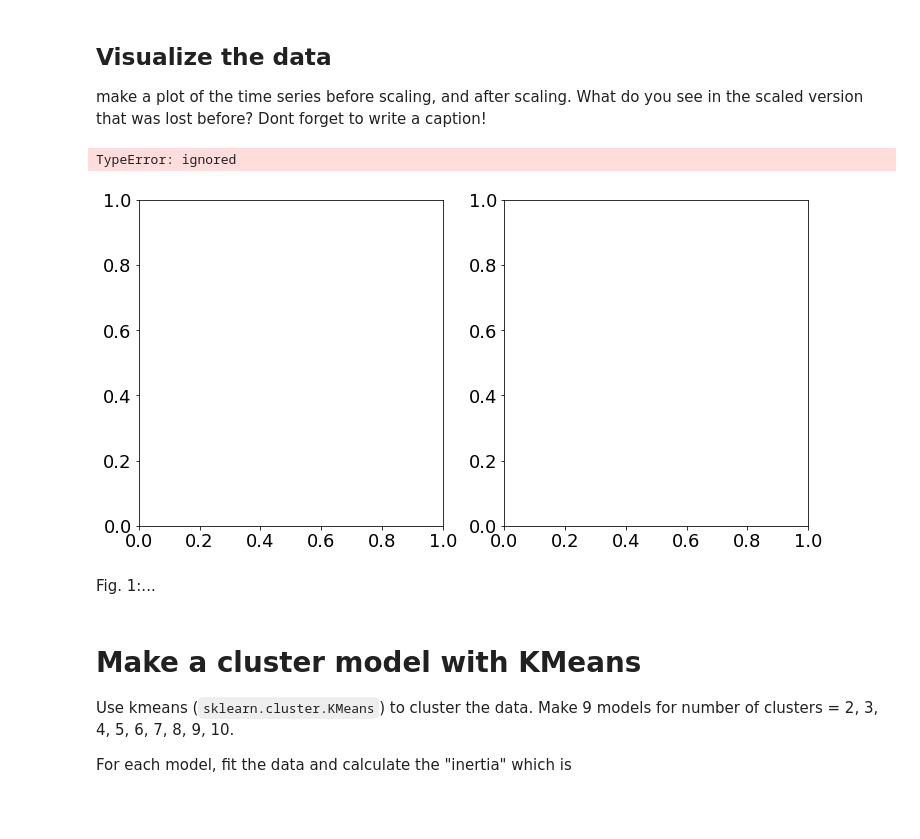
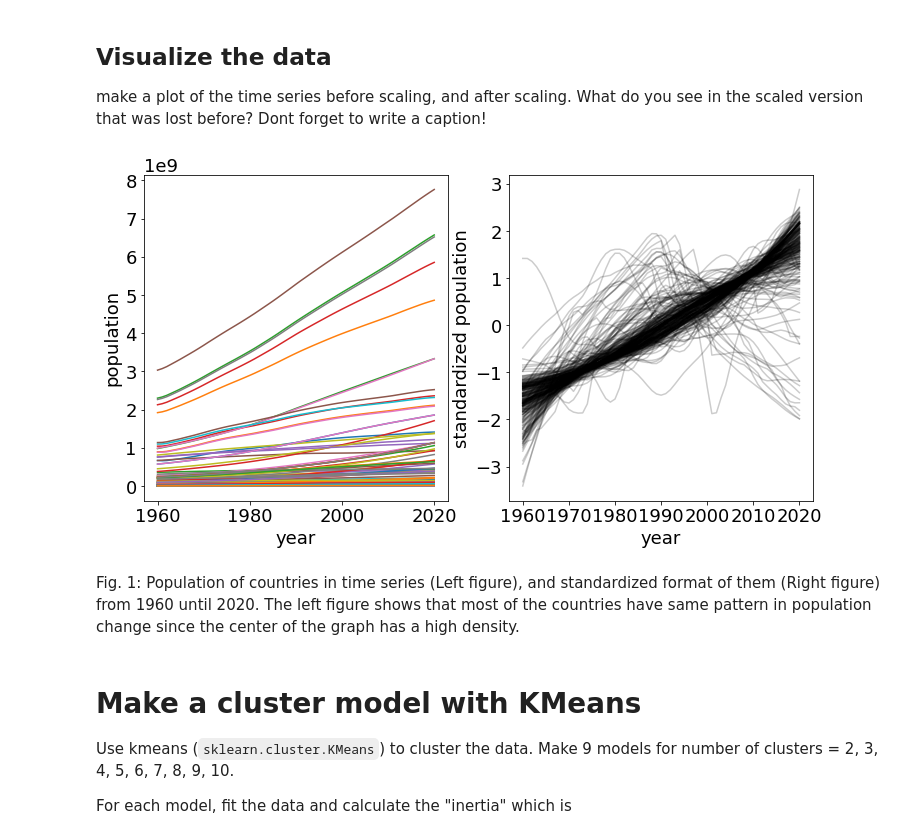
Before and after one commit to amir1913/PUS2022_AMeydani, a Jupyter notebook: HW5/Copy_of_HW5_timeSeriesClustering_instructions.ipynb, the cells around one changed output. Cells and saved outputs as stored; diff of their text form; code cells hidden in the pictures; blank space fills up the shorter version.

```diff
--- a/HW5/Copy_of_HW5_timeSeriesClustering_instructions.ipynb
+++ b/HW5/Copy_of_HW5_timeSeriesClustering_instructions.ipynb
@@ -65,7 +65,7 @@ remove NaNs, remove any unwanted columns
 
 # I recommend you drop any column that is all NoN and any row that has any NaN
 # you control this (dropping only if all are, vs dropping if any is) with the keyord "any" of .dropna()
-pop_df_clean = pop_df.dropna(how='any')
+pop_df_clean = pop_df.dropna(how='any').dropna(axis='columns', how='all')
 # %%
 # looking a little at the data
 pop_df_clean.shape
@@ -83,4 +83,8 @@ pop_df_clean.head()
 | 5 | Afghanistan | AFG | Population, total | SP.POP.TOTL | 8996967.0 | 9169406.0 | 9351442.0 | ... |
 | 6 | Africa Western and Central | AFW | Population, total | SP.POP.TOTL | 96396419.0 | 98407221.0 | 100506960.0 | ... |
 5 rows × 65 columns
+# %%
+new_header = pop_df_clean.iloc[0] #grab the first row for the header
+pop_df_clean = pop_df_clean[1:] #take the data less the header row
+pop_df_clean.columns = new_header #set the header row as the df header
 # %%
@@ -95,0 +110,4 @@ pop_df_clean.tail()
+# %%
+pop_df_clean.drop(pop_df_clean.columns[[1, 2, 3]], axis=1, inplace=True)
+pop_df_clean.set_index("Country Name", inplace=True)
+pop_df_clean
@@ -124,9 +138,12 @@ input_cols
 # %%
-input_df = pop_df_clean[input_cols].copy()
+#pop_stand = pop_df_clean[input_cols].copy()
+#pop_stand[input_cols]
 
-input_df[input_cols]
+pop_stand = pd.DataFrame(preprocessing.scale(pop_df_clean, axis=1))
+np.mean(pop_stand.iloc[0,:])
+np.std(pop_stand.iloc[0,:])
 
-from sklearn.preprocessing import StandardScaler
-sc= StandardScaler()
-input_df= pd.DataFrame(sc.fit_transform(input_df),columns=input_cols)
+#from sklearn.preprocessing import StandardScaler
+#sc= StandardScaler()
+#pop_stand = pd.DataFrame(sc.fit_transform(pop_df_clean))
 # %% [output]
@@ -160,20 +155,19 @@ make a plot of the time series before scaling, and after scaling. What do you se
 # %%
 # looking at the data
 fig, ax = pl.subplots(1,2, figsize=(12,6))
 pop_df_clean.T.plot(legend=False, ax=ax[0])
-ax[1].plot(pop_standard.T, color="k", alpha=0.2)
+ax[1].plot(pop_stand.T, color="k", alpha=0.2)
 
 ax[0].set_xlabel("year")
 ax[0].set_ylabel("population")
 ax[1].set_xlabel("year")
 ax[1].set_ylabel("standardized population")
 ax[1].set_xticks(range(0,70,10))
 ax[1].set_xticklabels(["%d"%i for i in range(1960, 2030, 10)]);
 # %% [output]
-TypeError: ignored
-[figure, old version]
+[figure, new version]
-# %% [markdown]
-Fig. 1:...
+# %% [markdown]
+Fig. 1: Population of countries in time series (Left figure), and standardized format of them (Right figure) from 1960 until 2020. The left figure shows that most of the countries have same pattern in population change since the center of the graph has a high density.
 # %% [markdown]
 # Make a cluster model with KMeans
 Use kmeans (`sklearn.cluster.KMeans`) to cluster the data. Make 9 models for number of clusters = 2, 3, 4, 5, 6, 7, 8, 9, 10.
```
Also changed, not shown: parts of 20 cells of this notebook.
